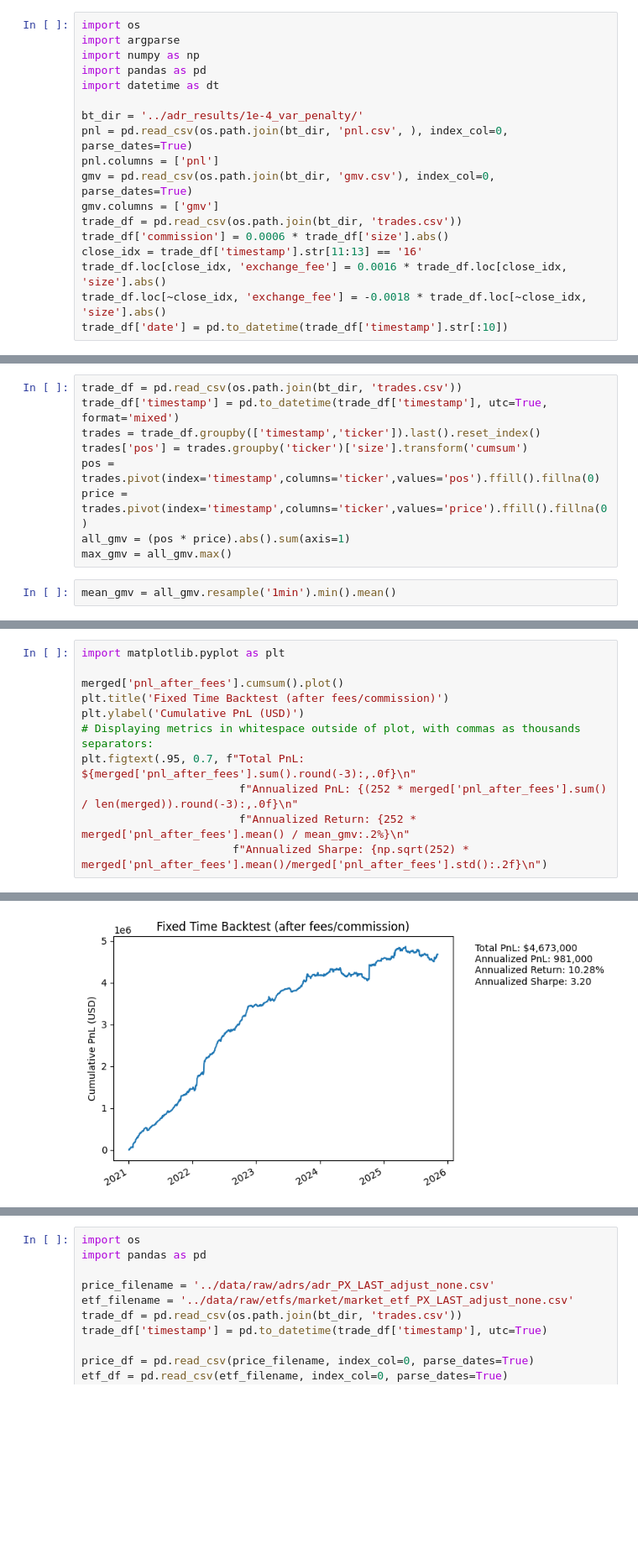
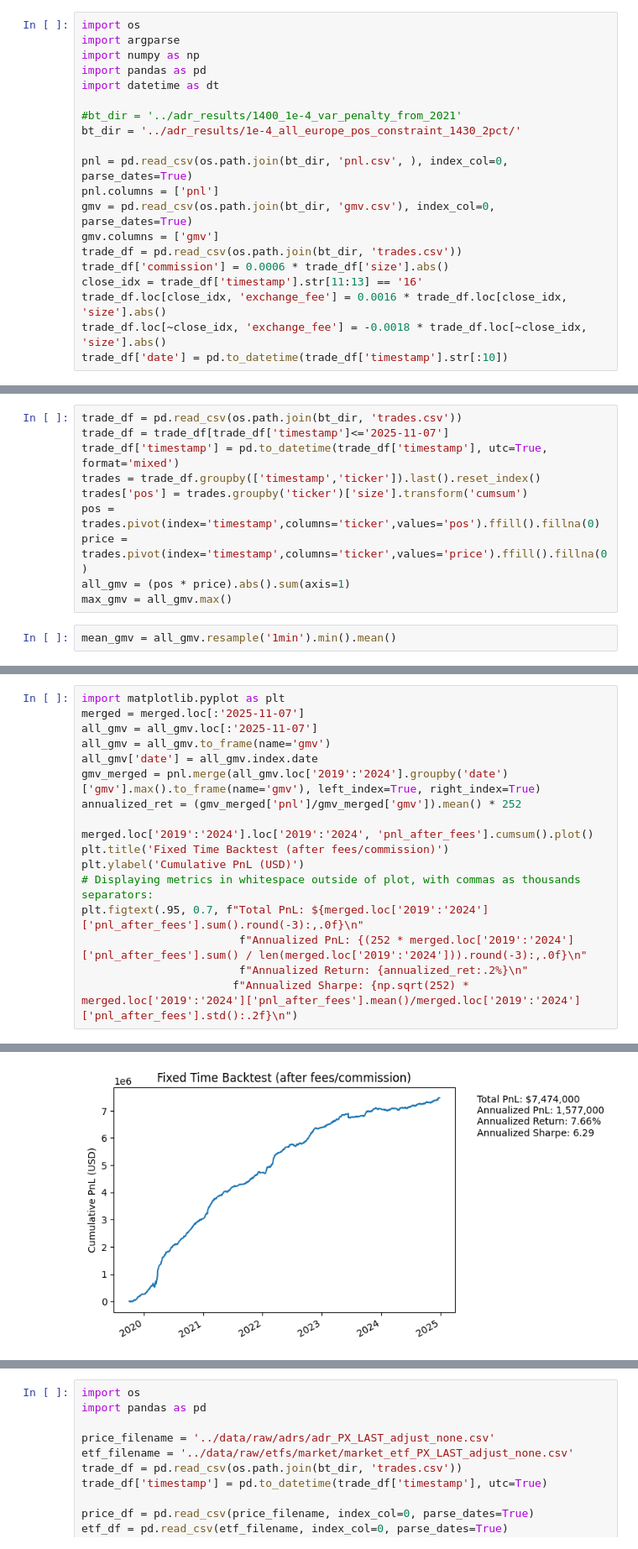
Before and after one commit to petermelq/research_adr, a Jupyter notebook: notebooks/bt_with_fees2.ipynb, the cells around one changed output, grey strips where cells are left out. Shown at 84% size. Saved outputs shown, nothing was run; the diff lists cells and outputs as text; blank space fills up the shorter version.

```diff
--- a/notebooks/bt_with_fees2.ipynb
+++ b/notebooks/bt_with_fees2.ipynb
@@ -5,7 +5,9 @@ import numpy as np
 import pandas as pd
 import datetime as dt
 
-bt_dir = '../adr_results/1e-4_var_penalty/'
+#bt_dir = '../adr_results/1400_1e-4_var_penalty_from_2021'
+bt_dir = '../adr_results/1e-4_all_europe_pos_constraint_1430_2pct/'
+
 pnl = pd.read_csv(os.path.join(bt_dir, 'pnl.csv', ), index_col=0, parse_dates=True)
 pnl.columns = ['pnl']
 gmv = pd.read_csv(os.path.join(bt_dir, 'gmv.csv'), index_col=0, parse_dates=True)
@@ -23,6 +25,7 @@ merged['pnl_after_fees'] = merged['pnl'] - merged['commission'] - merged['exchan
 merged = merged.merge(gmv, left_index=True, right_index=True)
 # %%
 trade_df = pd.read_csv(os.path.join(bt_dir, 'trades.csv'))
+trade_df = trade_df[trade_df['timestamp']<='2025-11-07']
 trade_df['timestamp'] = pd.to_datetime(trade_df['timestamp'], utc=True, format='mixed')
 trades = trade_df.groupby(['timestamp','ticker']).last().reset_index()
 trades['pos'] = trades.groupby('ticker')['size'].transform('cumsum')
@@ -42,12 +38,18 @@ gmv_merged = pnl.merge(all_gmv.groupby('date')['gmv'].max().to_frame(name='gmv')
 # %%
 import matplotlib.pyplot as plt
+merged = merged.loc[:'2025-11-07']
+all_gmv = all_gmv.loc[:'2025-11-07']
+all_gmv = all_gmv.to_frame(name='gmv')
+all_gmv['date'] = all_gmv.index.date
+gmv_merged = pnl.merge(all_gmv.loc['2019':'2024'].groupby('date')['gmv'].max().to_frame(name='gmv'), left_index=True, right_index=True)
+annualized_ret = (gmv_merged['pnl']/gmv_merged['gmv']).mean() * 252
 
-merged['pnl_after_fees'].cumsum().plot()
+merged.loc['2019':'2024'].loc['2019':'2024', 'pnl_after_fees'].cumsum().plot()
 plt.title('Fixed Time Backtest (after fees/commission)')
 plt.ylabel('Cumulative PnL (USD)')
 # Displaying metrics in whitespace outside of plot, with commas as thousands separators:
-plt.figtext(.95, 0.7, f"Total PnL: ${merged['pnl_after_fees'].sum().round(-3):,.0f}\n"
-                        f"Annualized PnL: {(252 * merged['pnl_after_fees'].sum() / len(merged)).round(-3):,.0f}\n"
-                        f"Annualized Return: {252 * merged['pnl_after_fees'].mean() / mean_gmv:.2%}\n"
-                       f"Annualized Sharpe: {np.sqrt(252) * merged['pnl_after_fees'].mean()/merged['pnl_after_fees'].std():.2f}\n")
+plt.figtext(.95, 0.7, f"Total PnL: ${merged.loc['2019':'2024']['pnl_after_fees'].sum().round(-3):,.0f}\n"
+                        f"Annualized PnL: {(252 * merged.loc['2019':'2024']['pnl_after_fees'].sum() / len(merged.loc['2019':'2024'])).round(-3):,.0f}\n"
+                        f"Annualized Return: {annualized_ret:.2%}\n"
+                       f"Annualized Sharpe: {np.sqrt(252) * merged.loc['2019':'2024']['pnl_after_fees'].mean()/merged.loc['2019':'2024']['pnl_after_fees'].std():.2f}\n")
 # %% [output]
@@ -55 +57 @@ Text(0.95, 0.7, 'Total PnL: $4,673,000\nAnnualized PnL: 981,000\nAnnualized Retu
-[figure, old version]
+[figure, new version]
```
Also changed, not shown: parts of 16 cells of this notebook, 31 other files.
